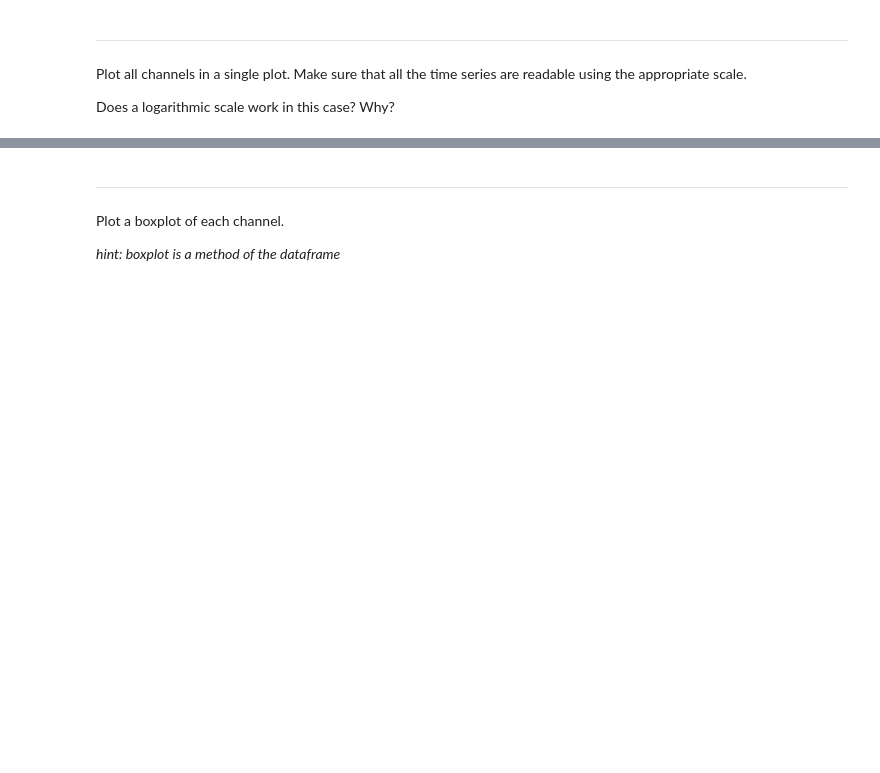
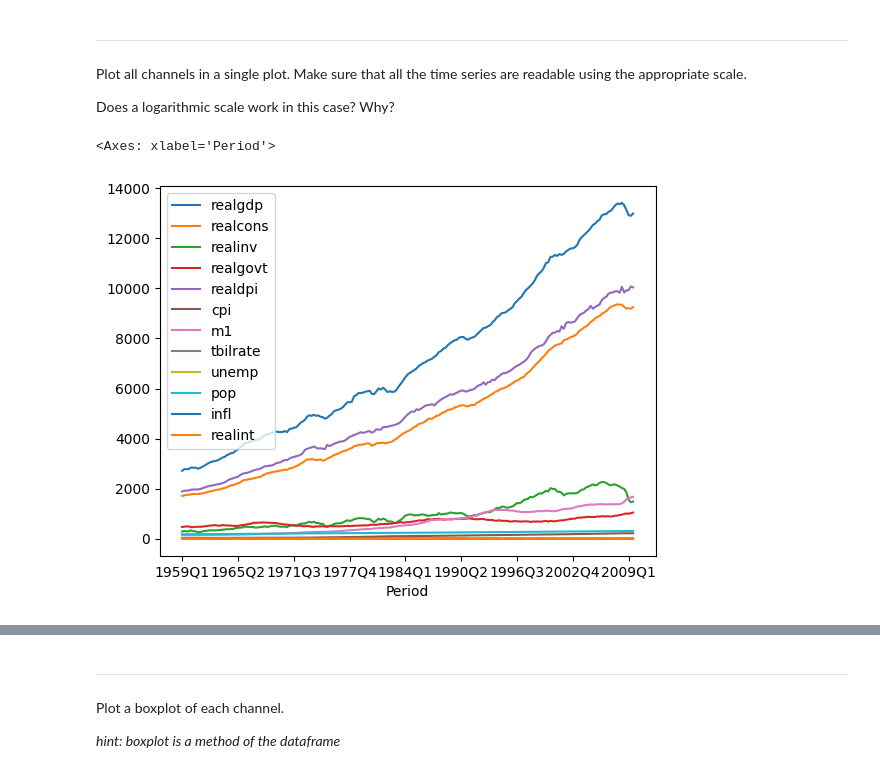
Before and after one commit to icezimmer/pmts, a Jupyter notebook: notebooks/01_Introduction_and_Preprocessing_exercise.ipynb, the cells around one changed output, grey strips where cells are left out. Saved outputs shown, nothing was run; the diff lists cells and outputs as text; code cells hidden in the pictures; blank space fills up the shorter version.

```diff
--- a/notebooks/01_Introduction_and_Preprocessing_exercise.ipynb
+++ b/notebooks/01_Introduction_and_Preprocessing_exercise.ipynb
@@ -32,3 +98,8 @@ Extract basic informations from the time series:
 Plot all channels in a single plot. Make sure that all the time series are readable using the appropriate scale.
 
 Does a logarithmic scale work in this case? Why?
+# %%
+df.plot()
+# %% [output]
+<Axes: xlabel='Period'>
+[figure, added]
```
Also changed, not shown: parts of 14 cells of this notebook, 2 other files.
